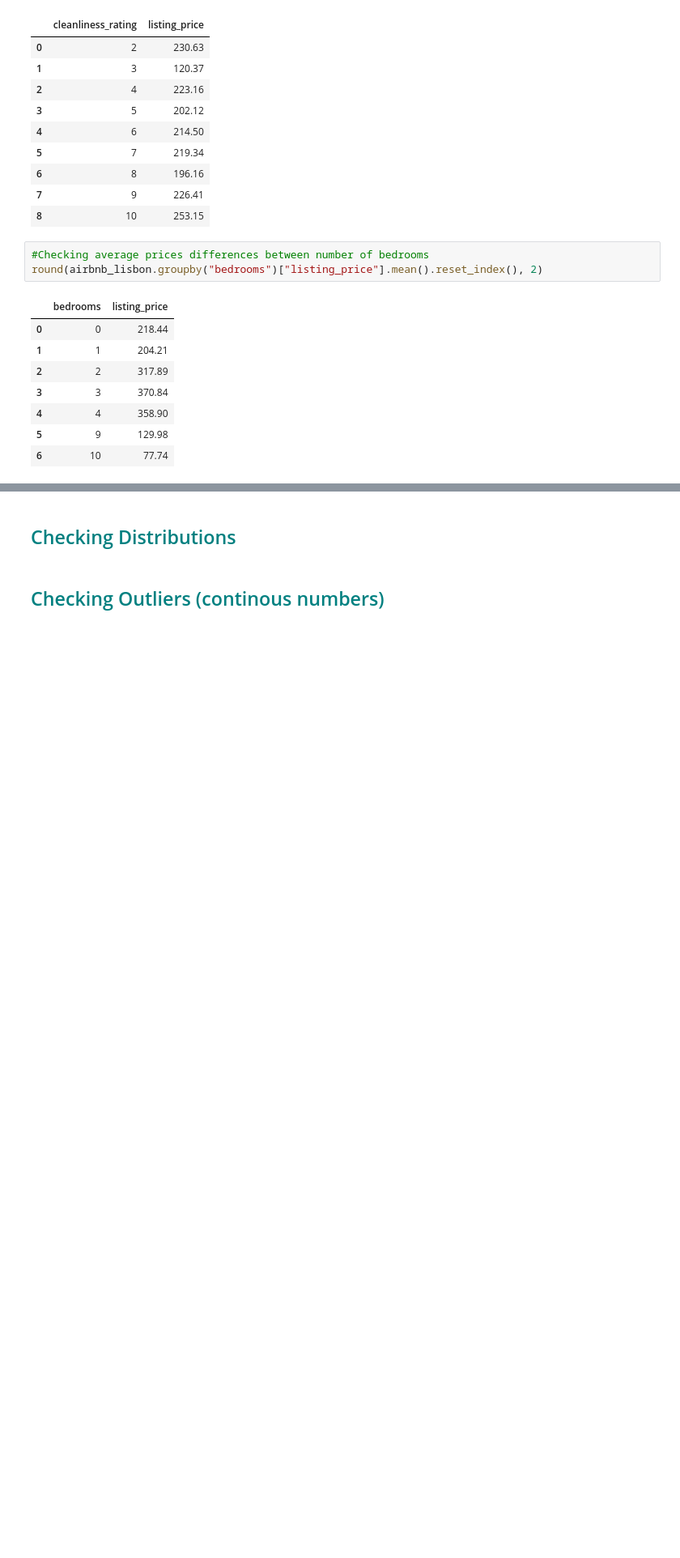
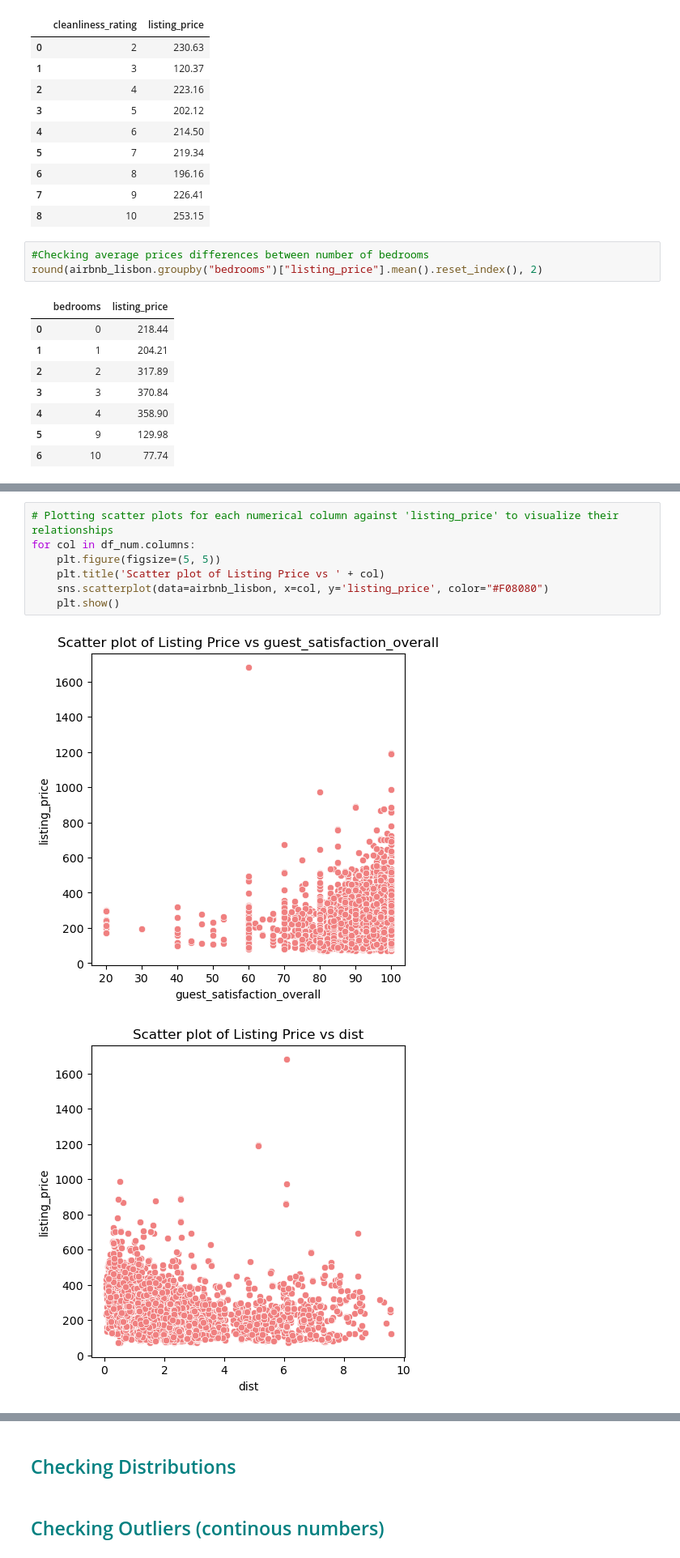
Before and after one commit to GGranja12/Airbnb-Lisbon-Data-overview, a Jupyter notebook: Airbnb_Lisbon.ipynb, the cells around one changed output, grey strips where cells are left out. Shown at 81% size. Drawn from its saved outputs; the diff is of its cells as text; blank space fills up the shorter version.

```diff
--- a/Airbnb_Lisbon.ipynb
+++ b/Airbnb_Lisbon.ipynb
@@ -471,0 +524,10 @@ round(airbnb_lisbon.groupby("bedrooms")["listing_price"].mean().reset_index(), 2
+# %%
+# Plotting scatter plots for each numerical column against 'listing_price' to visualize their relationships
+for col in df_num.columns:
+    plt.figure(figsize=(5, 5))
+    plt.title('Scatter plot of Listing Price vs ' + col)
+    sns.scatterplot(data=airbnb_lisbon, x=col, y='listing_price', color="#F08080")
+    plt.show()
+# %% [output]
+[figure, added]
+[figure, added]
```
Also changed, not shown: parts of 26 cells of this notebook.
